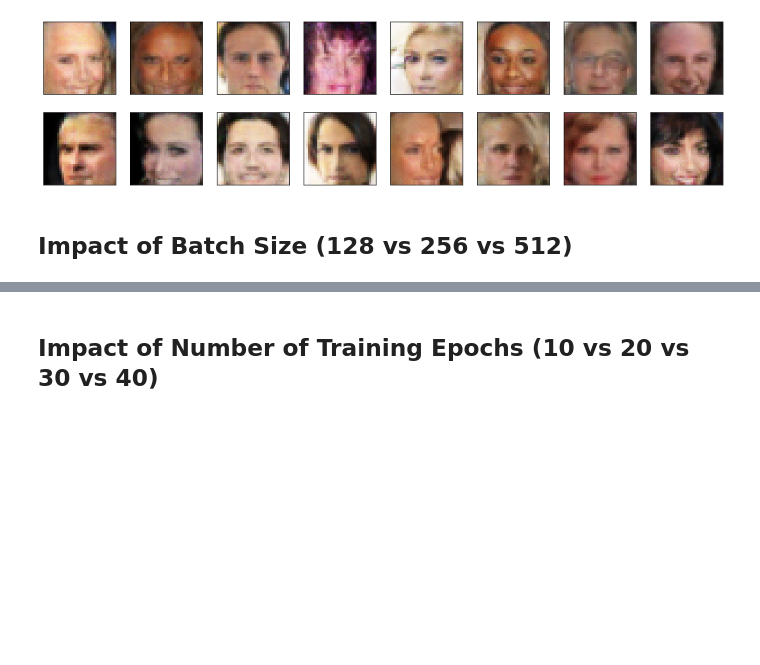
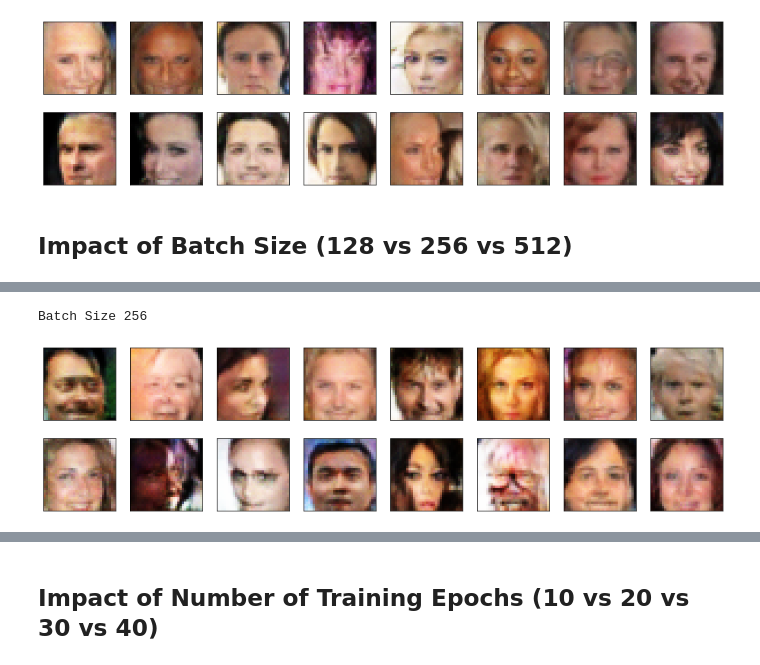
Before and after one commit to versavel/dl_nanodegree_project_face_generation, a Jupyter notebook: dlnd_face_generation.ipynb, the cells around one changed output, grey strips where cells are left out. Drawn from its saved outputs; the diff is of its cells as text; code cells hidden in the pictures; blank space fills up the shorter version.

```diff
--- a/dlnd_face_generation.ipynb
+++ b/dlnd_face_generation.ipynb
@@ -741,0 +742,6 @@ for ax, img in zip(axes.flatten(), images):
+# %%
+print("Batch Size 256")
+_ = view_samples(n-1, samples_bs256)
+# %% [output]
+Batch Size 256
+[figure, added]
```
Also changed, not shown: parts of 8 cells of this notebook.
